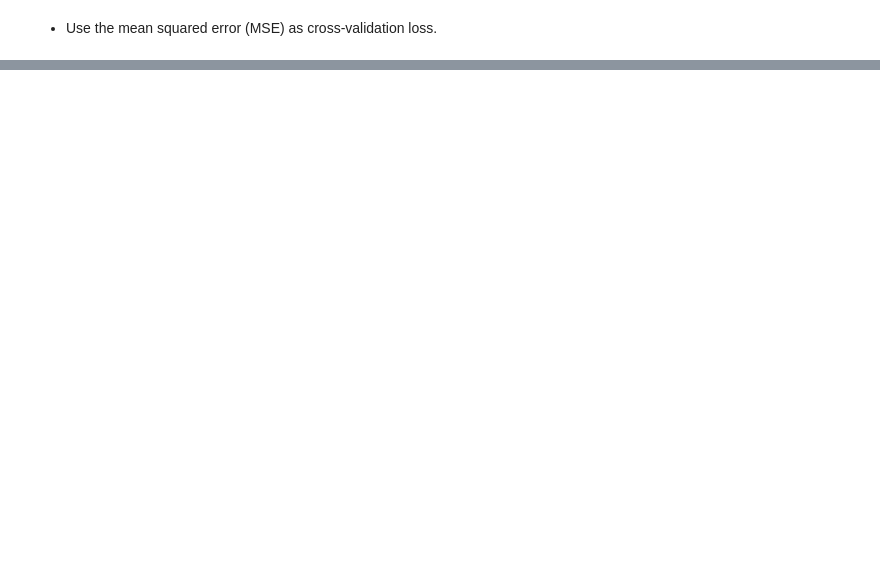
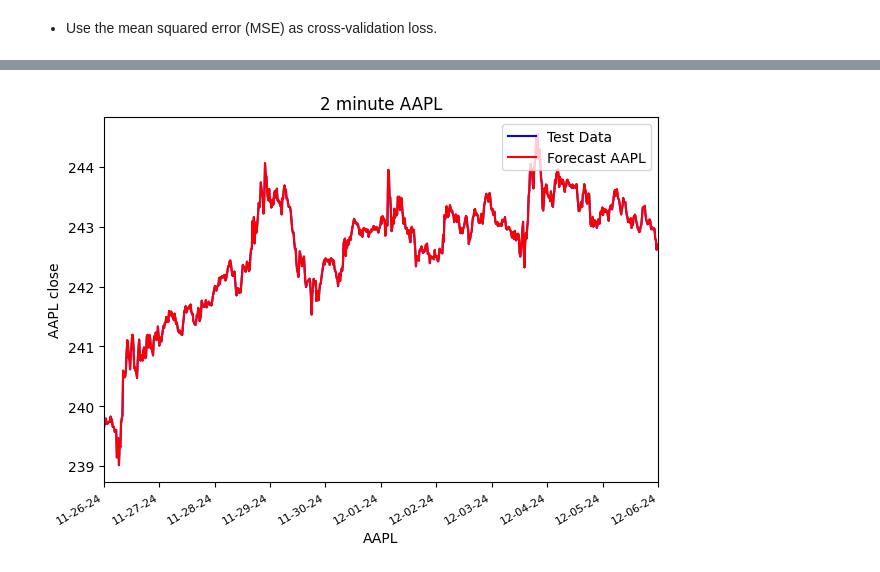
Before and after one commit to invegat/mlpstocks, a Jupyter notebook: MLPStock.ipynb, the cells around one changed output, grey strips where cells are left out. Drawn from its saved outputs; the diff is of its cells as text; code cells hidden in the pictures; blank space fills up the shorter version.

```diff
--- a/MLPStock.ipynb
+++ b/MLPStock.ipynb
@@ -132,7 +141,0 @@ stats.head()
-# %%
-# Concatenate all ticker DataFrames
-df = pd.concat(ticker_data_frames, axis=1)
-df.replace([np.inf, -np.inf], np.nan, inplace=True)
-df.dropna(inplace=True)
-print(df.shape)
-ticker_data_frames[0].head()
@@ -345,9 +162,0 @@ def cross_validation_loss(hidden_neurons, Xtrain, ytrain):
-# %%
-for i,odf in enumerate(ticker_data_frames):
-    name = odf.columns.to_list()[0]
-    print(f'name: {name}')
-    print(stats.columns.to_list()[0])
-    print(stats.at[0, name+'_mean'])
-    print(stats.at[0, name+'_std'])
-
-ticker_data_frames[0].head(50)
@@ -365,33 +255,54 @@ for i,odf in enumerate(ticker_data_frames):
     columns = list(odf.columns.values)
     newColumns = columns[1:k]
     newColumns.append(columns[0])
+    # print(f'odf.shape {odf.shape}')
     df = odf[newColumns]
     df.replace([np.inf, -np.inf], np.nan, inplace=True)
     df.dropna(inplace=True)
     df = df.iloc[:-1]
+    # print(f'df.shape {df.shape}')
     # print(df.head())
     Z = df.to_numpy()
     split = np.int32(0.8 * Z.shape[0])
     Z_train, Z_test = Z[:split, :], Z[split:, :]
-    scaler = StandardScaler().fit(Z_train)
-    Z_train = scaler.transform(Z_train)
-    Z_test = scaler.transform(Z_test)
+    # Z_train, Z_test = Z[:,split], Z[split:, :]
+    # print(f'len Z_trian {Z_train.shape}    len Z_test {Z_test.shape}  len Z {Z.shape}')
+    train_scaler = StandardScaler().fit(Z_train)
+
+
+
+    Z_train = train_scaler.transform(Z_train)
+
+    y_scaler = StandardScaler().fit(Z_test[:,-1].reshape(1, -1))  # y_test
+    test_scaler = StandardScaler().fit(Z_test)
+    Z_test__ = test_scaler.transform(Z_test)
     X_train, y_train = Z_train[:, :-1], Z_train[:, -1]
-    X_test, y_test = Z_test[:, :-1], Z_test[:, -1]
+    X_test, _ = Z_test__[:, :-1], Z_test[:, -1]
+    # y_test = y_scaler.transform(Z_test[:,-1].reshape(1, -1))
+    y_test = Z_test[:,-1]
+    # print(f'y_test {y_test}')
+    # print(f'Z_test[:,-1] {Z_test[:,-1]}')
+    # displayXY(ssX_train[:,0], X_train[:,0], "ss vs StandardScaler Train X", i)
+    # displayXY(ssY_train, y_train, "ss vs StandardScaler Train y", i)
+    # displayXY(ssX_test[:,0], X_test[:,0], "ss vs StandardScaler Text X", i)
+    # displayXY(ssY_test, y_test, "ss vs StandardScaler Test Y", i)
+    # print(f'len X_trian {len(X_train)}    len y_test {len(y_test)}')
     params, score= mlp_model(X_train, y_train)
     params_.append(params)
     scores.append(score)
     # score=scores[0]
     # params=params_[0]
-    y_pred = None
-    for i_,e in enumerate(score['estimator']):
-        e.fit(X_train, y_train)
-        pred = e.predict(X_test)
-        if i_ == 0:
-            y_pred = np.array(pred)
-        else:
-            y_pred += np.array(pred)
-    y_pred /= len(score['estimator'])
+    # y_pred = None
+    # for i_,e in enumerate(score['estimator']):
+    #     e.fit(X_train, y_train)
+    #     pred = e.predict(X_test)
+    #     if i_ == 0:
+    #         y_pred = np.array(pred)
+    #     else:
+    #         y_pred += np.array(pred)
+    # y_pred /= len(score['estimator'])
+    e = score['estimator'][np.argmin(score['train_squared_error'])]
+    e.fit(X_train,y_train)
 
 
     # mlp = MLPRegressor(hidden_layer_sizes = params["hidden_layer_sizes"],
@@ -408,9 +319,17 @@ for i,odf in enumerate(ticker_data_frames):
     # print(f'minMSE: {minMSE}  df.shape {df.shape} {stats.iloc[0][0:2]} {stats.iloc[0][0]}    {stats.iloc[0][1]}')
     # close = odf.columns.to_list()[0]
     # mlp.fit(X_train, y_train)
-    # y_pred = mlp.predict(X_test)
-    y_test_ = (scaler.inverse_transform(np.hstack([X_test, y_test.reshape(-1, 1)]))[:, -1])
-    y_pred_ = (scaler.inverse_transform(np.hstack([X_test, y_pred.reshape(-1, 1)]))[:, -1])
+    y_pred = e.predict(X_test )
+    ?e.predict
+    # y_test_ = (test_scaler.inverse_transform(np.hstack([X_test, y_test.reshape(-1, 1)]))[:, -1])
+    # y_pred_ = (test_scaler.inverse_transform(np.hstack([X_test, y_pred.reshape(-1, 1)]))[:, -1])
+    # y_test_ = (y_scaler.inverse_transform(np.hstack([X_test, y_test.reshape(-1, 1)]))[:, -1])
+    # y_pred_ = (y_scaler.inverse_transform(np.hstack([X_test, y_pred.reshape(-1, 1)]))[:, -1])
+    # y_test_ = y_scaler.inverse_transform(np.array(y_test))[0]
+    y_test_ = y_test
+    # print(f'y_test_.shape {y_test_.shape}')
+    y_pred_ = y_scaler.inverse_transform(np.array(y_pred.reshape(1, -1)))[0]
+    # print(f'y_pred_.shape {y_pred__.shape}')
     mse_ = mean_squared_error(y_test_, y_pred_)
     total_mse += mse_
     print(f'mean squared error {mse_}')
@@ -418,16 +337,21 @@ for i,odf in enumerate(ticker_data_frames):
     plt.xlabel(tickers[i])
     plt.ylabel(f'{tickers[i]} close')
     plt.title(f'2 minute {tickers[i]}')
-    time = mdates.drange(dates[len(dates)-np.round(len(y_test_)/180).astype(int)],dates[len(dates)-1],  dt.timedelta(days=1))
+    time = mdates.drange(dates[len(dates)-np.round(len(y_test_)/97.5).astype(int)],dates[len(dates)-1],  dt.timedelta(hours=3.25))
     fractions = np.linspace(min(time), max(time), len(y_test_))
-    plt.plot(fractions, pd.Series(y_test_), color='blue', label=f'{tickers[i]} Test Data')
+    plt.plot(fractions, pd.Series(y_test_), color='blue', label='Test Data')
     plt.plot(fractions, pd.Series(y_pred_), color='red', label=f'Forecast {tickers[i]}')
     ax.xaxis.set_major_formatter(mdates.DateFormatter("%m-%d-%y"))
     plt.xlim(min(time), max(time))
-    plt.xticks(time)
+    plt.xticks(time, fontsize=8)
     ax.xaxis_date() # Default date formatter
     fig.autofmt_xdate()
     plt.legend(loc='upper right')
+    # plt.figure(figsize=(15, 5))
+    ax.xaxis.set_major_locator(mticker.MultipleLocator(1))
+    plt.tight_layout()
     plt.show()
-    # break
-print(total_mse)
+    # if i == 5:
+    #     break
+print(f'total_mse {total_mse}   average mse {total_mse/len(ticker_data_frames)}')
+# %% [output]
@@ -433,0 +359 @@ print(total_mse)
+[figure, added]
```
Also changed, not shown: parts of 49 cells of this notebook.
